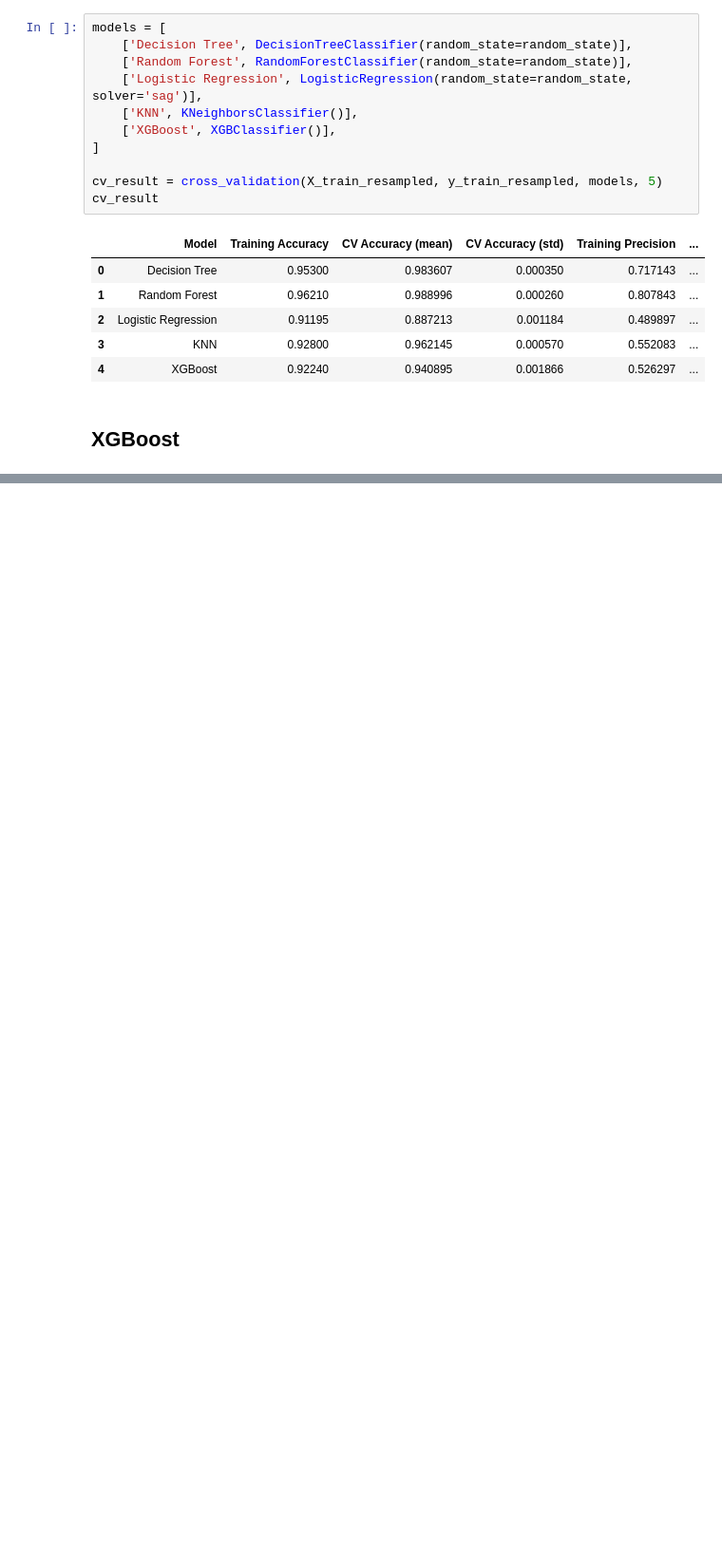
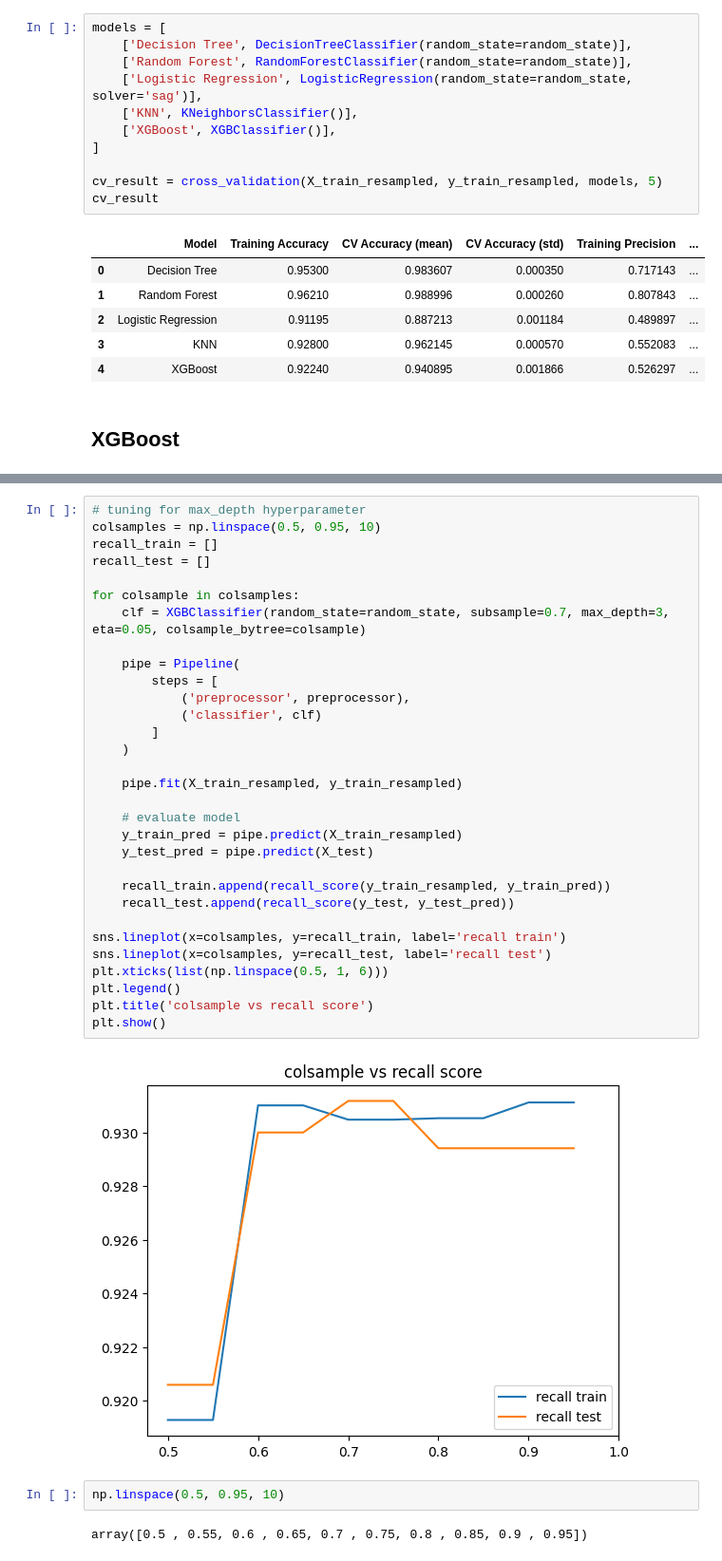
Before and after one commit to mezkymy/diabetes-prediction, a Jupyter notebook: Diabetes_Prediction.ipynb, the cells around one changed output, grey strips where cells are left out. Shown at 95% size. Drawn from its saved outputs; the diff is of its cells as text; blank space fills up the shorter version.

```diff
--- a/Diabetes_Prediction.ipynb
+++ b/Diabetes_Prediction.ipynb
@@ -591,0 +653,37 @@ plt.show()
+# %%
+# tuning for max_depth hyperparameter
+colsamples = np.linspace(0.5, 0.95, 10)
+recall_train = []
+recall_test = []
+
+for colsample in colsamples:
+    clf = XGBClassifier(random_state=random_state, subsample=0.7, max_depth=3, eta=0.05, colsample_bytree=colsample)
+
+    pipe = Pipeline(
+        steps = [
+            ('preprocessor', preprocessor),
+            ('classifier', clf)
+        ]
+    )
+
+    pipe.fit(X_train_resampled, y_train_resampled)
+
+    # evaluate model
+    y_train_pred = pipe.predict(X_train_resampled)
+    y_test_pred = pipe.predict(X_test)
+
+    recall_train.append(recall_score(y_train_resampled, y_train_pred))
+    recall_test.append(recall_score(y_test, y_test_pred))
+
+sns.lineplot(x=colsamples, y=recall_train, label='recall train')
+sns.lineplot(x=colsamples, y=recall_test, label='recall test')
+plt.xticks(list(np.linspace(0.5, 1, 6)))
+plt.legend()
+plt.title('colsample vs recall score')
+plt.show()
+# %% [output]
+[figure, added]
+# %%
+np.linspace(0.5, 0.95, 10)
+# %% [output]
+array([0.5 , 0.55, 0.6 , 0.65, 0.7 , 0.75, 0.8 , 0.85, 0.9 , 0.95])
```
Also changed, not shown: parts of 15 cells of this notebook.
